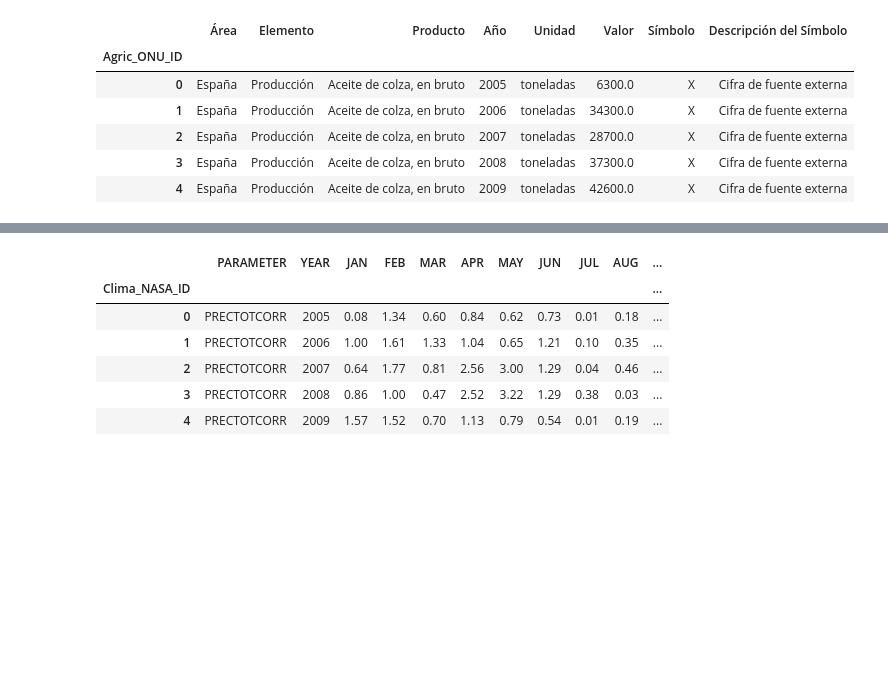
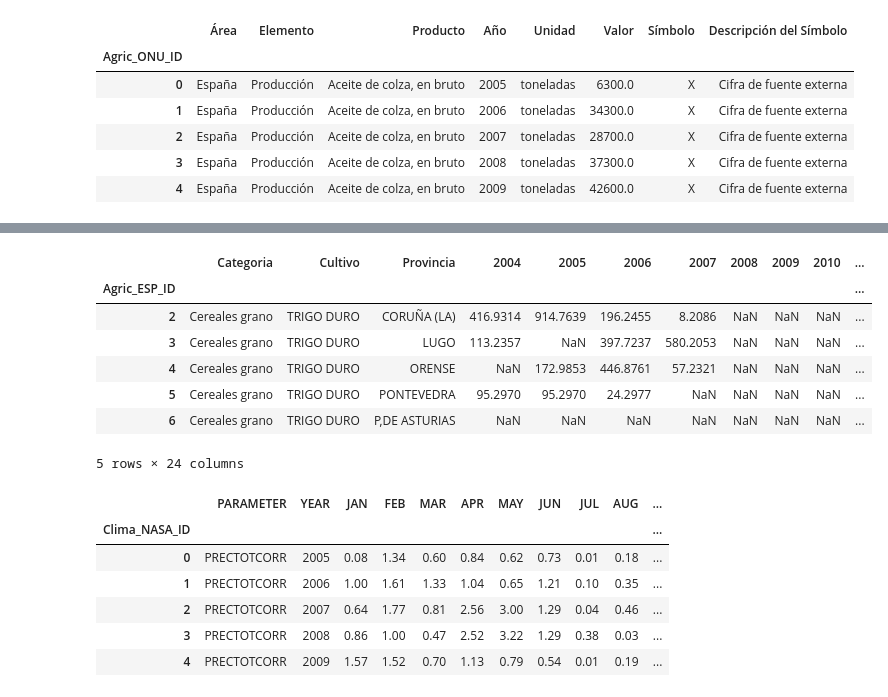
Before and after one commit to RosaSierr0609/Impacto-del-clima-en-la-agricultura-, a Jupyter notebook: 1. Exploración_preprocesamiento.ipynb, the cells around one changed output, grey strips where cells are left out. Drawn from its saved outputs; the diff is of its cells as text; code cells hidden in the pictures; blank space fills up the shorter version.

```diff
--- a/1. Exploración_preprocesamiento.ipynb
+++ b/1. Exploración_preprocesamiento.ipynb
@@ -325,0 +392,5 @@ agric_ESP_final.head()
+# %%
+agric_ESP_final = agric_ESP_copia[agric_ESP_copia["tipo"] == "provincia"].copy()
+agric_ESP_final = agric_ESP_final.rename(columns={"nombre": "Provincia"})
+
+agric_ESP_final[["Categoria", "Cultivo", "Provincia"]].head(10)
@@ -325,0 +421,15 @@ agric_ESP_final.head()
+# %%
+year_cols = [c for c in agric_ESP_final.columns if str(c).isdigit()]
+
+agric_ESP_final = agric_ESP_final[["Categoria", "Cultivo", "Provincia"] + year_cols]
+
+agric_ESP_final.head(5)
+# %% [output]
+|  | Categoria | Cultivo | Provincia | 2004 | 2005 | 2006 | 2007 | 2008 | 2009 | 2010 | ... |
+| Agric_ESP_ID |  |  |  |  |  |  |  |  |  |  | ... |
+| 2 | Cereales grano | TRIGO DURO | CORUÑA (LA) | 416.9314 | 914.7639 | 196.2455 | 8.2086 | NaN | NaN | NaN | ... |
+| 3 | Cereales grano | TRIGO DURO | LUGO | 113.2357 | NaN | 397.7237 | 580.2053 | NaN | NaN | NaN | ... |
+| 4 | Cereales grano | TRIGO DURO | ORENSE | NaN | 172.9853 | 446.8761 | 57.2321 | NaN | NaN | NaN | ... |
+| 5 | Cereales grano | TRIGO DURO | PONTEVEDRA | 95.2970 | 95.2970 | 24.2977 | NaN | NaN | NaN | NaN | ... |
+| 6 | Cereales grano | TRIGO DURO | P,DE ASTURIAS | NaN | NaN | NaN | NaN | NaN | NaN | NaN | ... |
+5 rows × 24 columns
```
Also changed, not shown: parts of 11 cells of this notebook, 1 other file.
